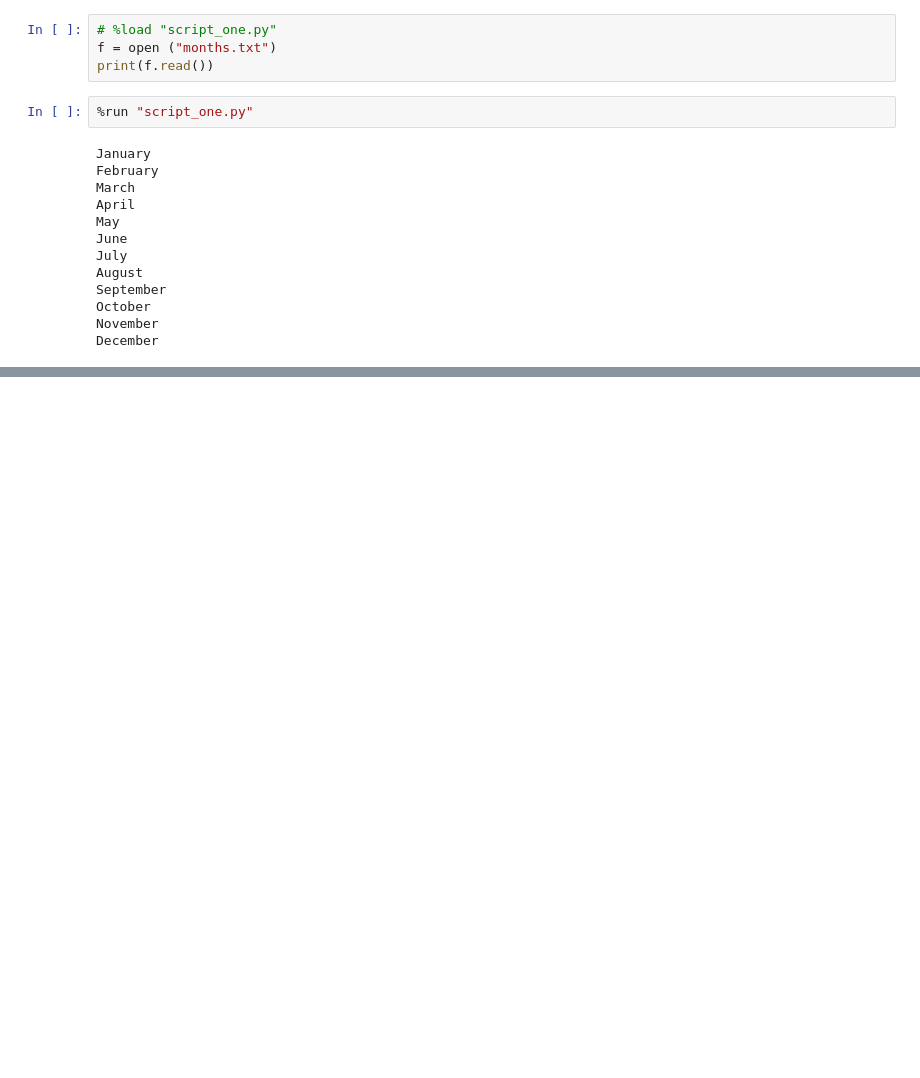
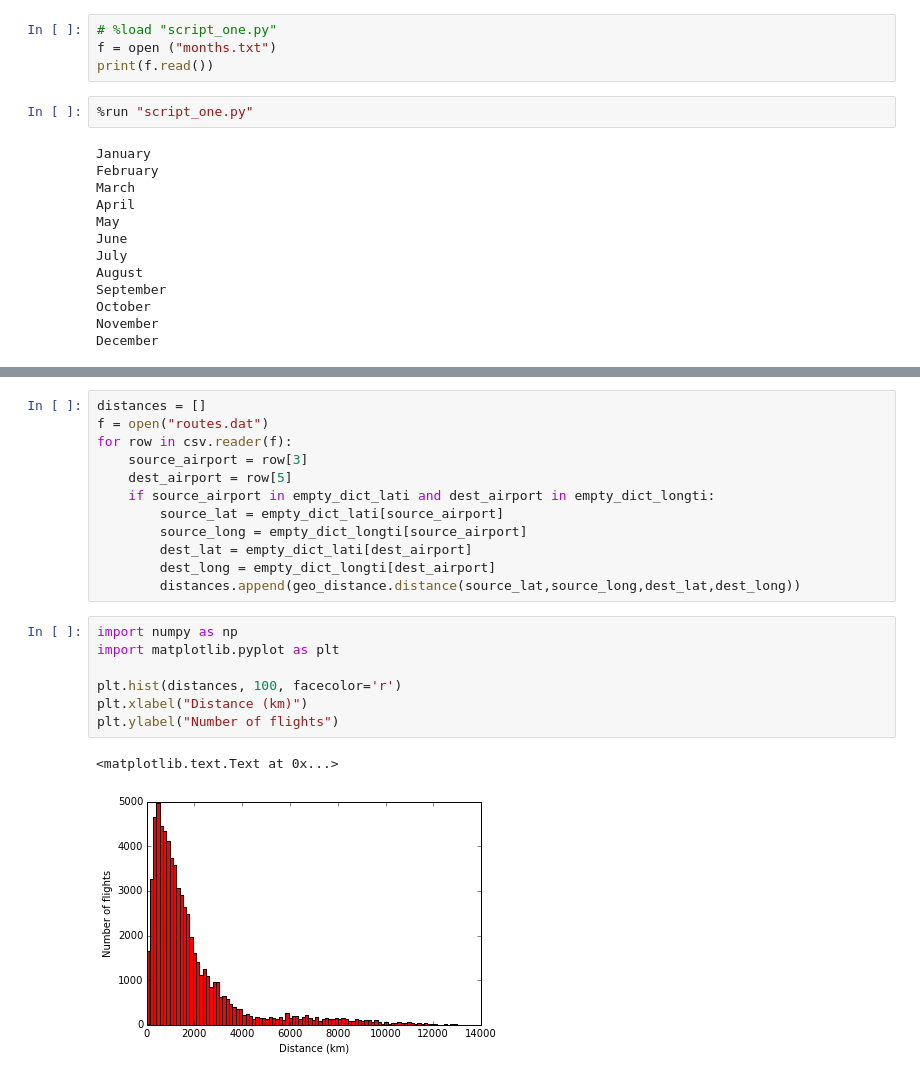
Before and after one commit to haanns/scala_sandbox, a Jupyter notebook: src/python_data_testing/Python_Notebook_Playground.ipynb, the cells around one changed output, grey strips where cells are left out. Drawn from its saved outputs; the diff is of its cells as text; blank space fills up the shorter version.

```diff
--- a/src/python_data_testing/Python_Notebook_Playground.ipynb
+++ b/src/python_data_testing/Python_Notebook_Playground.ipynb
@@ -36,0 +188,22 @@ December
+# %%
+distances = []
+f = open("routes.dat")
+for row in csv.reader(f):
+    source_airport = row[3]
+    dest_airport = row[5]
+    if source_airport in empty_dict_lati and dest_airport in empty_dict_longti:
+        source_lat = empty_dict_lati[source_airport]
+        source_long = empty_dict_longti[source_airport]
+        dest_lat = empty_dict_lati[dest_airport]
+        dest_long = empty_dict_longti[dest_airport]
+        distances.append(geo_distance.distance(source_lat,source_long,dest_lat,dest_long))
+# %%
+import numpy as np
+import matplotlib.pyplot as plt
+
+plt.hist(distances, 100, facecolor='r')
+plt.xlabel("Distance (km)")
+plt.ylabel("Number of flights")
+# %% [output]
+<matplotlib.text.Text at 0x...>
+[figure, added]
```
Also changed, not shown: parts of 7 cells of this notebook, 3 other files.
